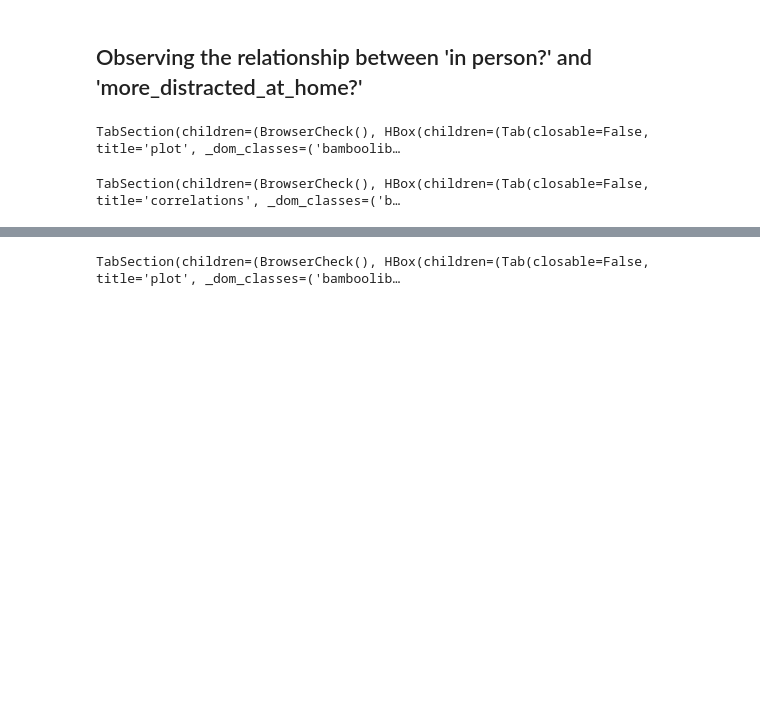
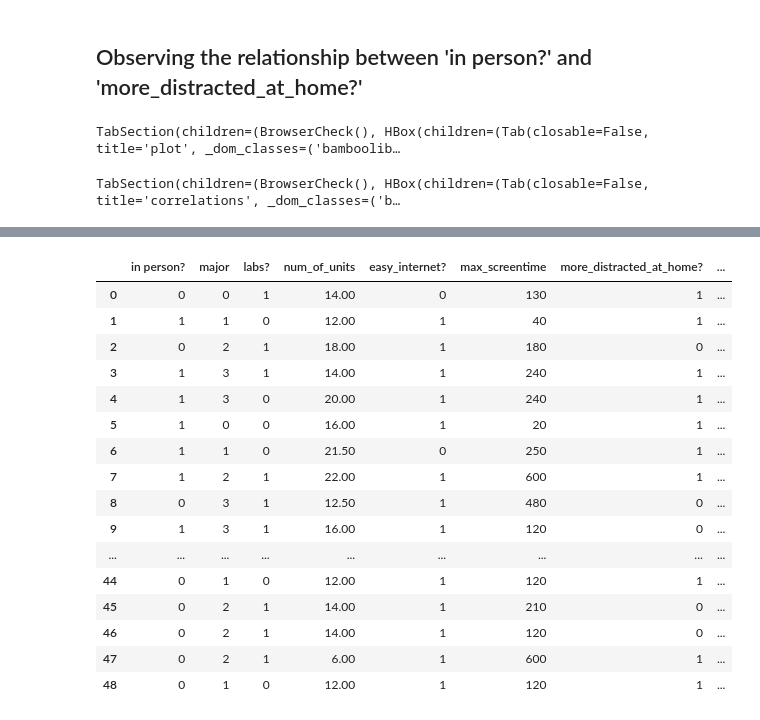
Before and after one commit to Farzan-Hashmi/cc-student-survey, a Jupyter notebook: survey_notebook_main.ipynb, the cells around one changed output, grey strips where cells are left out. Cells and saved outputs as stored; diff of their text form; code cells hidden in the pictures; blank space fills up the shorter version.

```diff
--- a/survey_notebook_main.ipynb
+++ b/survey_notebook_main.ipynb
@@ -53,9 +81,10 @@ bam.plot(df, 'in person?', 'more_distracted_at_home?')
 # %% [output]
 TabSection(children=(BrowserCheck(), HBox(children=(Tab(closable=False, title='plot', _dom_classes=('bamboolib…
 # %%
-df['in person?_label'] = df['in person?'].factorize(sort=False, na_sentinel=-1)[0]
-df['major_label'] = df['major'].factorize(sort=False, na_sentinel=-1)[0]
-df['labs?_label'] = df['labs?'].factorize(sort=False, na_sentinel=-1)[0]
-df['easy_internet?_label'] = df['easy_internet?'].factorize(sort=False, na_sentinel=-1)[0]
-df['more_distracted_at_home?_label'] = df['more_distracted_at_home?'].factorize(sort=False, na_sentinel=-1)[0]
+de = df.replace('Yes', 1)
+de = df.replace('No', 0)
+de = df.replace('Math', 0)
+de = df.replace('Humanities/Social Sciences', 1)
+de = df.replace('Science', 2)
+de = df.replace('Engineering/CS/DS', 3)
 # %%
@@ -69,4 +114,20 @@ TabSection(children=(BrowserCheck(), HBox(children=(Tab(closable=False, title='p
 # %%
-bam.plot(df, 'in person?', 'labs?')
+df
 # %% [output]
-TabSection(children=(BrowserCheck(), HBox(children=(Tab(closable=False, title='plot', _dom_classes=('bamboolib…
+|  | in person? | major | labs? | num_of_units | easy_internet? | max_screentime | more_distracted_at_home? | ... |
+| 0 | 0 | 0 | 1 | 14.00 | 0 | 130 | 1 | ... |
+| 1 | 1 | 1 | 0 | 12.00 | 1 | 40 | 1 | ... |
+| 2 | 0 | 2 | 1 | 18.00 | 1 | 180 | 0 | ... |
+| 3 | 1 | 3 | 1 | 14.00 | 1 | 240 | 1 | ... |
+| 4 | 1 | 3 | 0 | 20.00 | 1 | 240 | 1 | ... |
+| 5 | 1 | 0 | 0 | 16.00 | 1 | 20 | 1 | ... |
+| 6 | 1 | 1 | 0 | 21.50 | 0 | 250 | 1 | ... |
+| 7 | 1 | 2 | 1 | 22.00 | 1 | 600 | 1 | ... |
+| 8 | 0 | 3 | 1 | 12.50 | 1 | 480 | 0 | ... |
+| 9 | 1 | 3 | 1 | 16.00 | 1 | 120 | 0 | ... |
+| ... | ... | ... | ... | ... | ... | ... | ... | ... |
+| 44 | 0 | 1 | 0 | 12.00 | 1 | 120 | 1 | ... |
+| 45 | 0 | 2 | 1 | 14.00 | 1 | 210 | 0 | ... |
+| 46 | 0 | 2 | 1 | 14.00 | 1 | 120 | 0 | ... |
+| 47 | 0 | 2 | 1 | 6.00 | 1 | 600 | 1 | ... |
+| 48 | 0 | 1 | 0 | 12.00 | 1 | 120 | 1 | ... |
```
Also changed, not shown: parts of 9 cells of this notebook, 2 other files.
